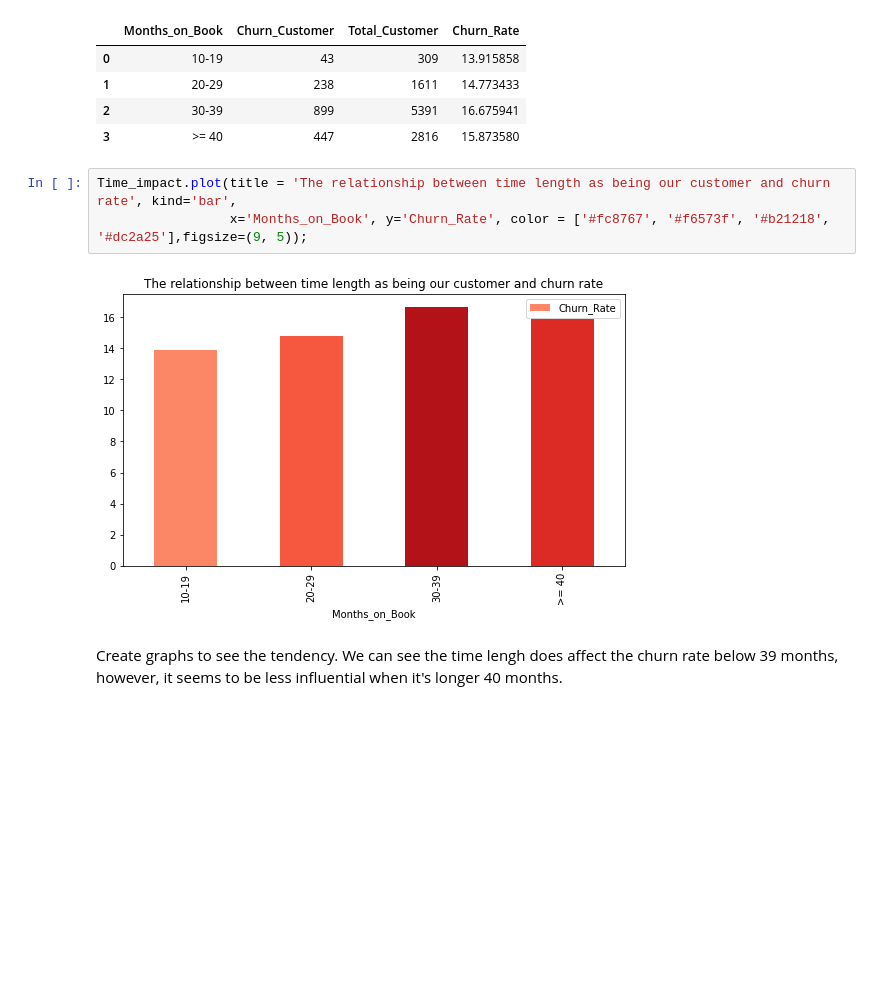
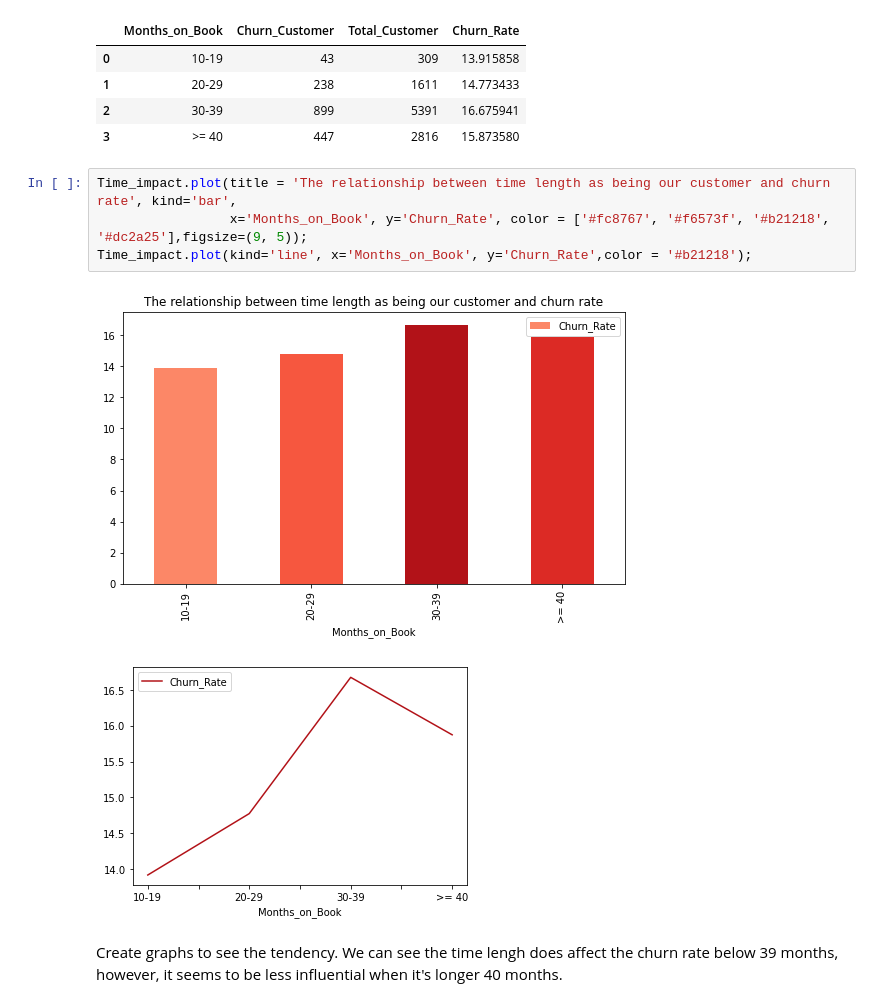
Before and after one commit to zhouchun0105/credit-card-churners, a Jupyter notebook: SUBMIT_creditcard_churners_team1.ipynb, the cells around one changed output. Saved outputs shown, nothing was run; the diff lists cells and outputs as text; blank space fills up the shorter version.

```diff
--- a/SUBMIT_creditcard_churners_team1.ipynb
+++ b/SUBMIT_creditcard_churners_team1.ipynb
@@ -536,8 +522,10 @@ Time_impact
 # %%
 Time_impact.plot(title = 'The relationship between time length as being our customer and churn rate', kind='bar',
                  x='Months_on_Book', y='Churn_Rate', color = ['#fc8767', '#f6573f', '#b21218', '#dc2a25'],figsize=(9, 5));
+Time_impact.plot(kind='line', x='Months_on_Book', y='Churn_Rate',color = '#b21218');
 # %% [output]
 [figure]
+[figure, added]
 # %% [markdown]
 Create graphs to see the tendency. We can see the time lengh does affect the churn rate below 39 months, however, it seems to be less influential when it's longer 40 months.
 # %%
```
Also changed, not shown: parts of 13 cells of this notebook.
